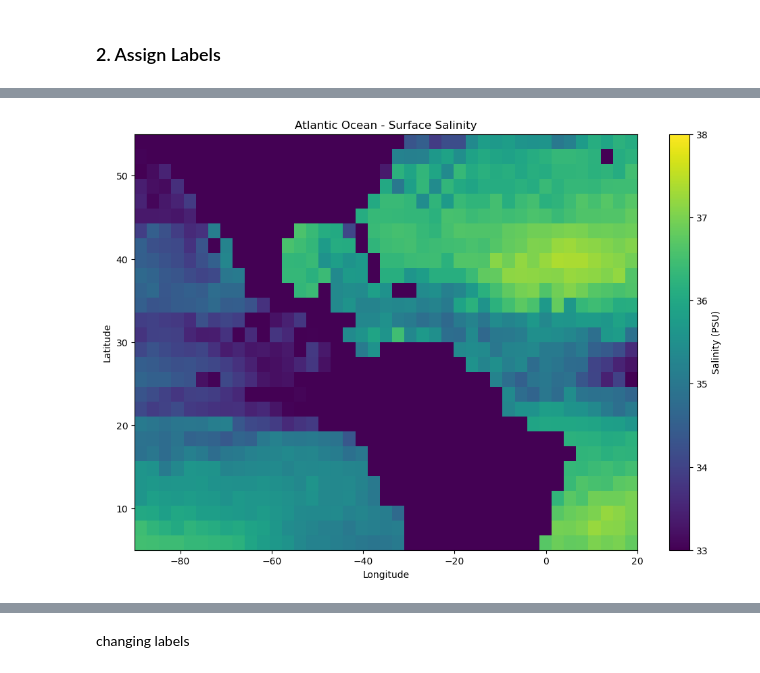
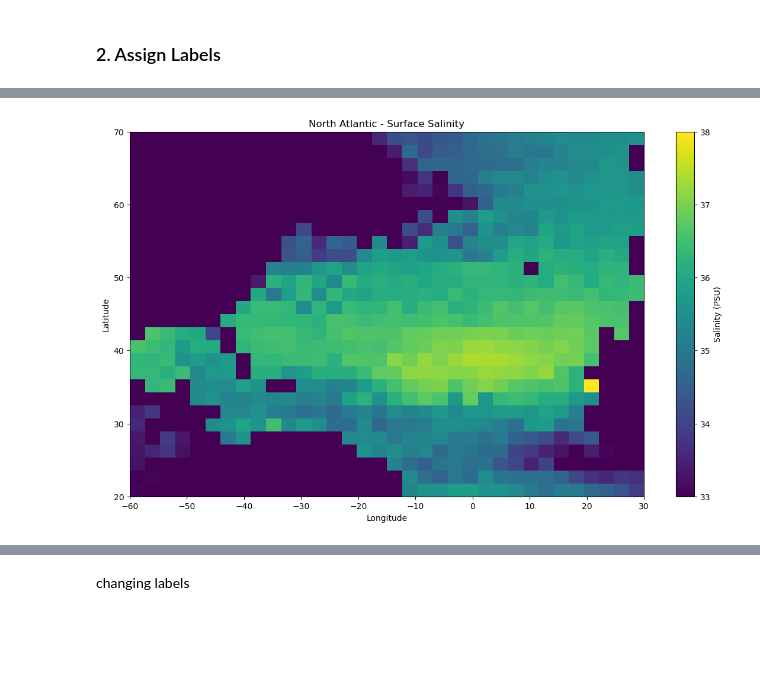
Before and after one commit to acandershock/StormcastML, a Jupyter notebook: project-code/hurricane.ipynb, the cells around one changed output, grey strips where cells are left out. Saved outputs shown, nothing was run; the diff lists cells and outputs as text; code cells hidden in the pictures; blank space fills up the shorter version.

```diff
--- a/project-code/hurricane.ipynb
+++ b/project-code/hurricane.ipynb
@@ -163,31 +157,16 @@ Atlantic pixels — x: 6480→8640 and 0→480, y: 3420→5220
 # %%
-# At quality=-18, scale factor ≈ 8640/135 = 64
-scale = 8640 / 135  # ~64
+# Crop to hurricane map domain
+lon_mask = (lons >= -60) & (lons <= 30)
+lat_mask = (lats >=    20) & (lats <= 70)
 
-# Scaled pixel coords
-x_west_s  = int(x_west  / scale)  # ~105
-x_east_s  = int(x_east  / scale)  # ~7
-y_south_s = int(y_south / scale)  # ~17
-y_north_s = int(y_north / scale)  # ~90
+salt_crop = salt_rolled[np.ix_(lat_mask, lon_mask)]
 
-salt_raw = data[0]
-# salt_clean = np.where(salt_raw > 1, salt_raw, np.nan)
-
-# Atlantic spans the wrap-around (280°→360° + 0°→20°)
-# So read two chunks and hstack
-atlantic_west = salt_raw[y_south_s:y_north_s, x_west_s:]   # 280°→360°
-atlantic_east = salt_raw[y_south_s:y_north_s, :x_east_s]   # 0°→20°
-
-salt_atlantic = np.hstack([atlantic_west, atlantic_east])
-
-plt.figure(figsize=(12, 8))
-plt.imshow(salt_atlantic, origin='lower', vmin=33, vmax=38, aspect='auto',
-           extent = [-90, 20, 5, 55]
-)
+plt.figure(figsize=(14, 8))
+plt.imshow(salt_crop, origin='lower', vmin=33, vmax=38, aspect='auto', extent=[-60, 30, 20, 70])
 plt.colorbar(label='Salinity (PSU)')
 plt.xlabel('Longitude')
 plt.ylabel('Latitude')
-plt.title('Atlantic Ocean - Surface Salinity')
+plt.title('North Atlantic - Surface Salinity')
 plt.show()
 # %% [output]
-[figure, old version]
+[figure, new version]
```
Also changed, not shown: parts of 6 cells of this notebook.
